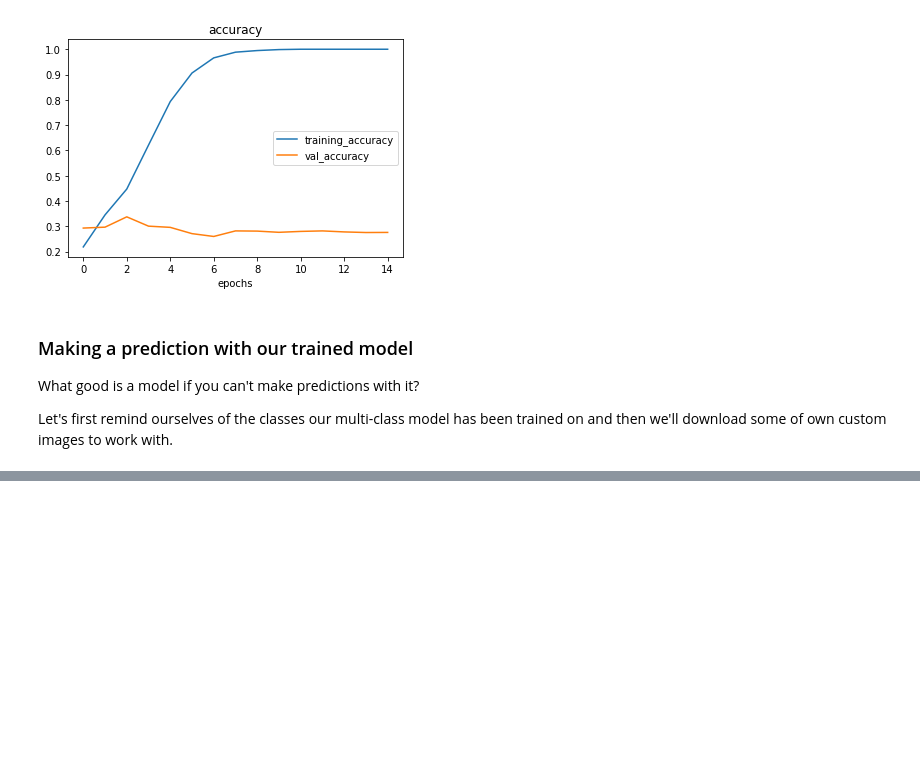
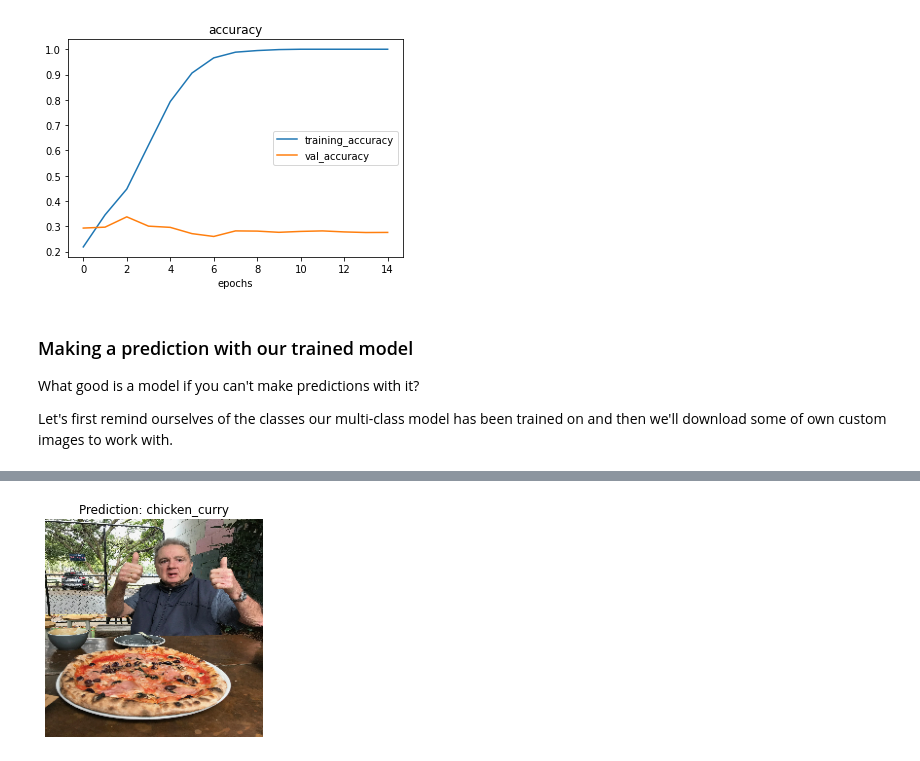
Before and after one commit to helloitsdaksh/Tensorflow_colab, a Jupyter notebook: 03_Convolutional_Neural_Networks_In_Tensorflow_.ipynb, the cells around one changed output, grey strips where cells are left out. Saved outputs shown, nothing was run; the diff lists cells and outputs as text; code cells hidden in the pictures; blank space fills up the shorter version.

```diff
--- a/03_Convolutional_Neural_Networks_In_Tensorflow_.ipynb
+++ b/03_Convolutional_Neural_Networks_In_Tensorflow_.ipynb
@@ -1486,0 +1557,4 @@ pred
+# %%
+pred_and_plot(model_3, "03-pizza-dad.jpeg", class_names)
+# %% [output]
+[figure, added]
```
Also changed, not shown: parts of 14 cells of this notebook.
